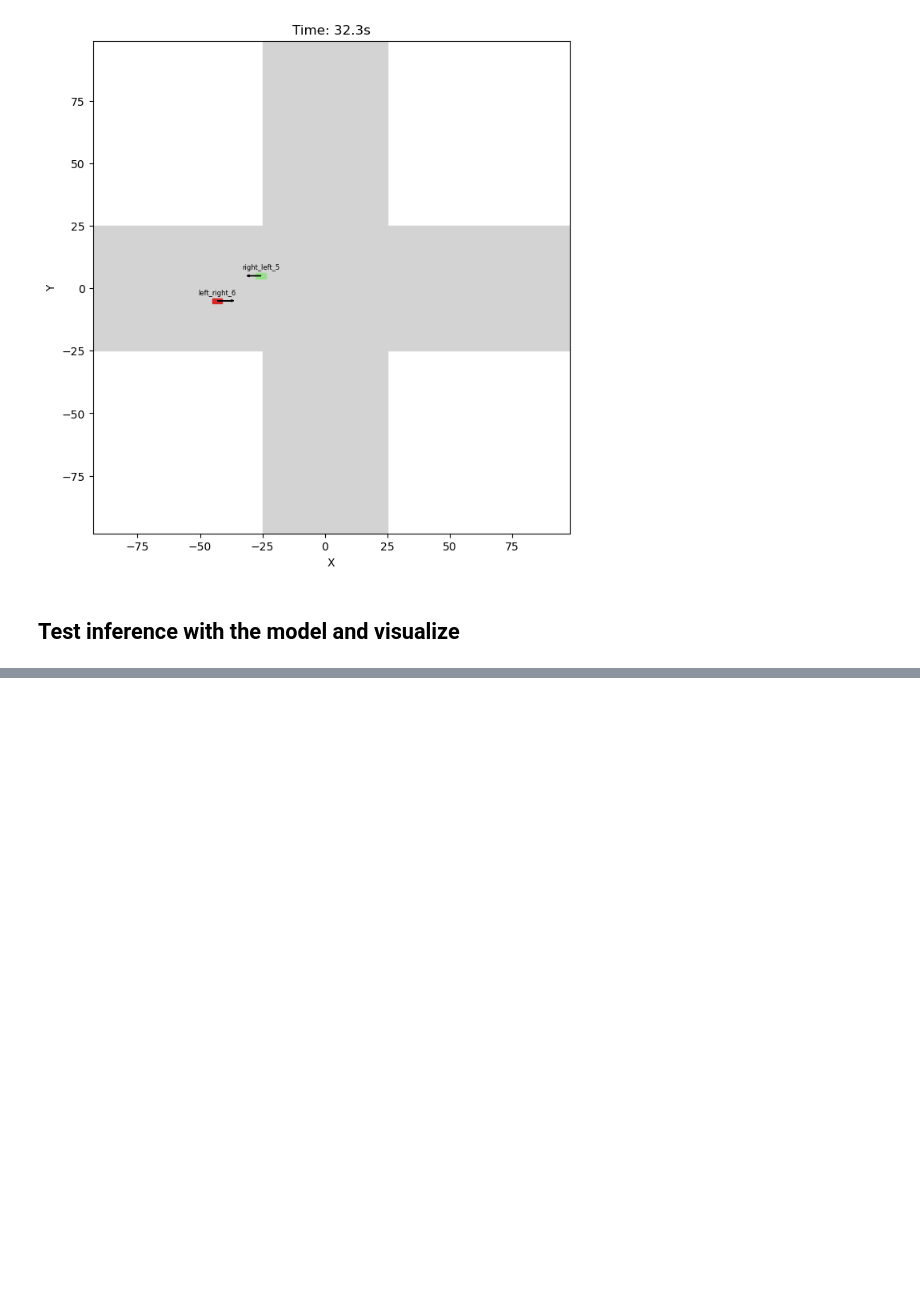
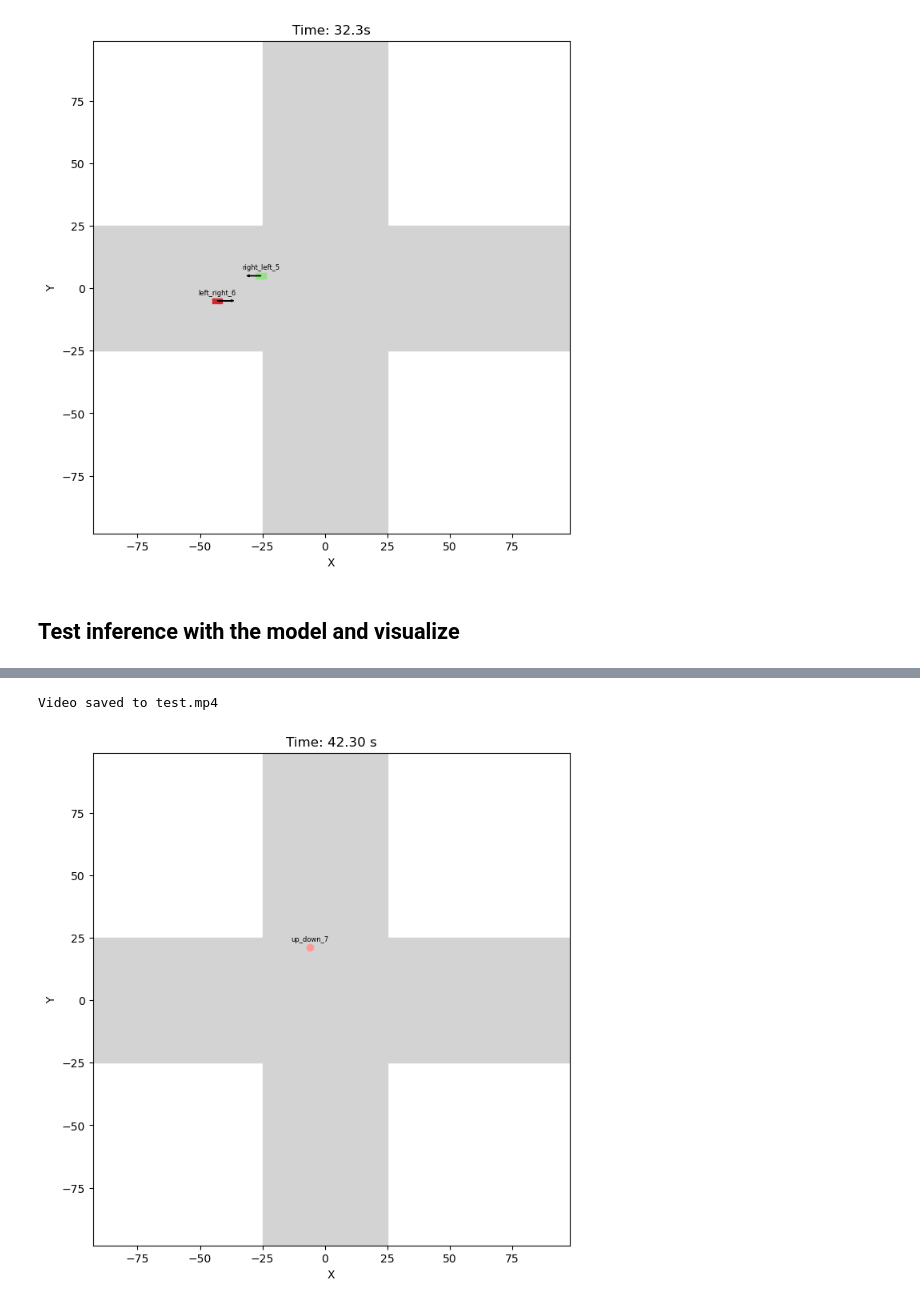
Before and after one commit to Dani13vg/Multi_Agent_Intersection, a Jupyter notebook: data_visualization.ipynb, the cells around one changed output, grey strips where cells are left out. Saved outputs shown, nothing was run; the diff lists cells and outputs as text; code cells hidden in the pictures; blank space fills up the shorter version.

```diff
--- a/data_visualization.ipynb
+++ b/data_visualization.ipynb
@@ -358,0 +392,20 @@ Video saved to output/animation_with_predictions.mp4
+# %%
+# --- data and weights paths ---
+csv_folder = 'csv/train_1k_simple_separate_10m'
+model_path = 'trained_params_archive/sumo_with_mpc_online_control/model_rot_gnn_mtl_np_sumo_0911_e3_1930.pth'
+device = torch.device("cuda" if torch.cuda.is_available() else "cpu")
+bg_img_path = 'simple_separate_10m_binary.png'
+output_video_path = 'test' #'output/animation_with_predictions_4.mp4'
+
+# ---------------- read data ----------------
+all_csvs = sorted(glob(os.path.join(csv_folder, "*.csv")))
+
+if not all_csvs:
+    raise FileNotFoundError(f"No CSV files found in {csv_folder}")
+
+df = pd.concat([pd.read_csv(csv_path) for csv_path in all_csvs])
+df = df.sort_values(by='TIMESTAMP')
+
+timestamps = df['TIMESTAMP'].unique().tolist()
+
+grouped = df.groupby('TIMESTAMP')
@@ -358,0 +563,21 @@ Video saved to output/animation_with_predictions.mp4
+# %%
+# --- data and weights paths ---
+csv_folder = 'csv/train_1k_simple_separate_10m'
+model_path = 'trained_params_archive/sumo_with_mpc_online_control/model_rot_gnn_mtl_np_sumo_0911_e3_1930.pth'
+device = torch.device("cuda" if torch.cuda.is_available() else "cpu")
+bg_img_path = 'simple_separate_10m_binary.png'
+output_video_path = 'output/test.mp4' # 'output/animation_with_predictions_4.mp4'
+
+visualize_with_prediction(
+    csv_folder=csv_folder,
+    model_path=model_path,
+    output_video_path=output_video_path,
+    device=device,
+    interval_ms=100,
+    duration_sec=35,
+    background_path=None,
+    show_progress=True
+)
+# %% [output]
+Video saved to test.mp4
+[figure, added]
```
Also changed, not shown: parts of 8 cells of this notebook.
